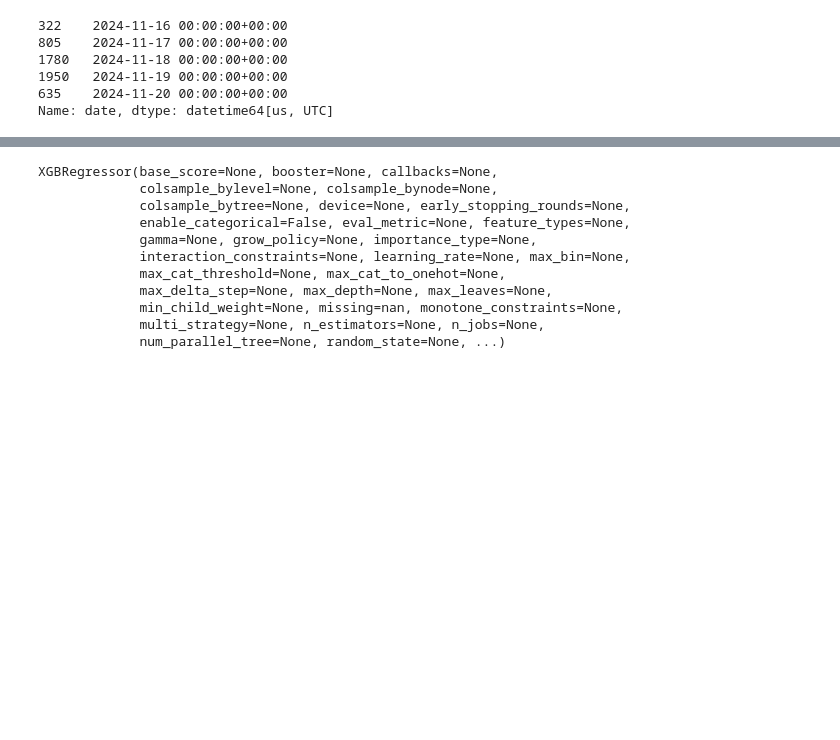
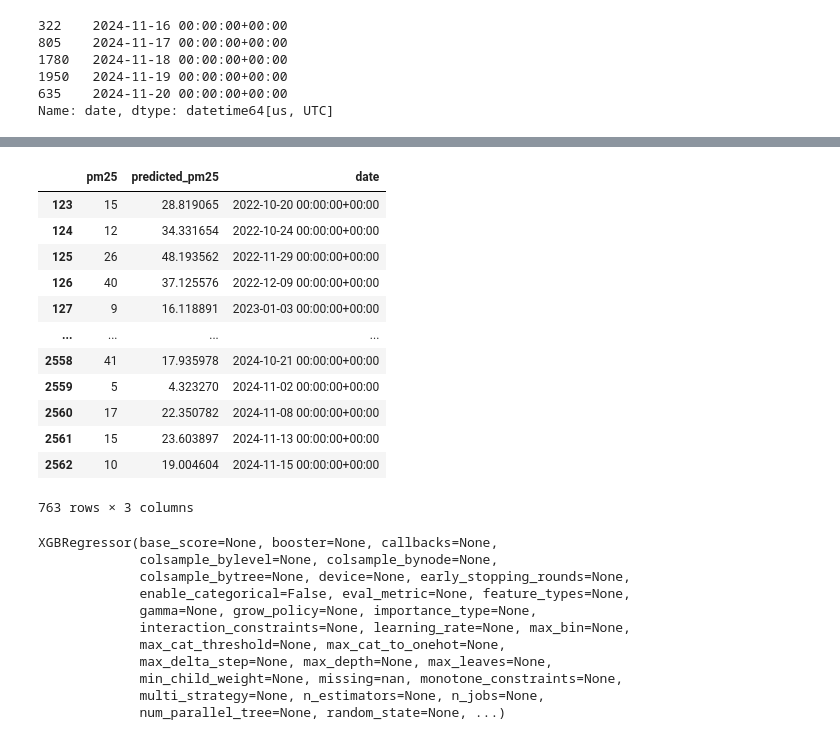
Before and after one commit to IST199655/ID2223_Lab1, a Jupyter notebook: notebooks/lab1/lab1.ipynb, the cells around one changed output, grey strips where cells are left out. Drawn from its saved outputs; the diff is of its cells as text; code cells hidden in the pictures; blank space fills up the shorter version.

```diff
--- a/notebooks/lab1/lab1.ipynb
+++ b/notebooks/lab1/lab1.ipynb
@@ -283,3 +241,19 @@ Finished: Reading data from Hopsworks, using Hopsworks Feature Query Service (1.
+# %%
+y_test
+# %% [output]
+|  | pm25 | predicted_pm25 | date |
+| 123 | 15 | 28.819065 | 2022-10-20 00:00:00+00:00 |
+| 124 | 12 | 34.331654 | 2022-10-24 00:00:00+00:00 |
+| 125 | 26 | 48.193562 | 2022-11-29 00:00:00+00:00 |
+| 126 | 40 | 37.125576 | 2022-12-09 00:00:00+00:00 |
+| 127 | 9 | 16.118891 | 2023-01-03 00:00:00+00:00 |
+| ... | ... | ... | ... |
+| 2558 | 41 | 17.935978 | 2024-10-21 00:00:00+00:00 |
+| 2559 | 5 | 4.323270 | 2024-11-02 00:00:00+00:00 |
+| 2560 | 17 | 22.350782 | 2024-11-08 00:00:00+00:00 |
+| 2561 | 15 | 23.603897 | 2024-11-13 00:00:00+00:00 |
+| 2562 | 10 | 19.004604 | 2024-11-15 00:00:00+00:00 |
+763 rows × 3 columns
 # %%
 train_features = X_train.drop(['date'], axis=1)
 test_features = X_test.drop(['date'], axis=1)
```
Also changed, not shown: parts of 16 cells of this notebook, 2 other files.
